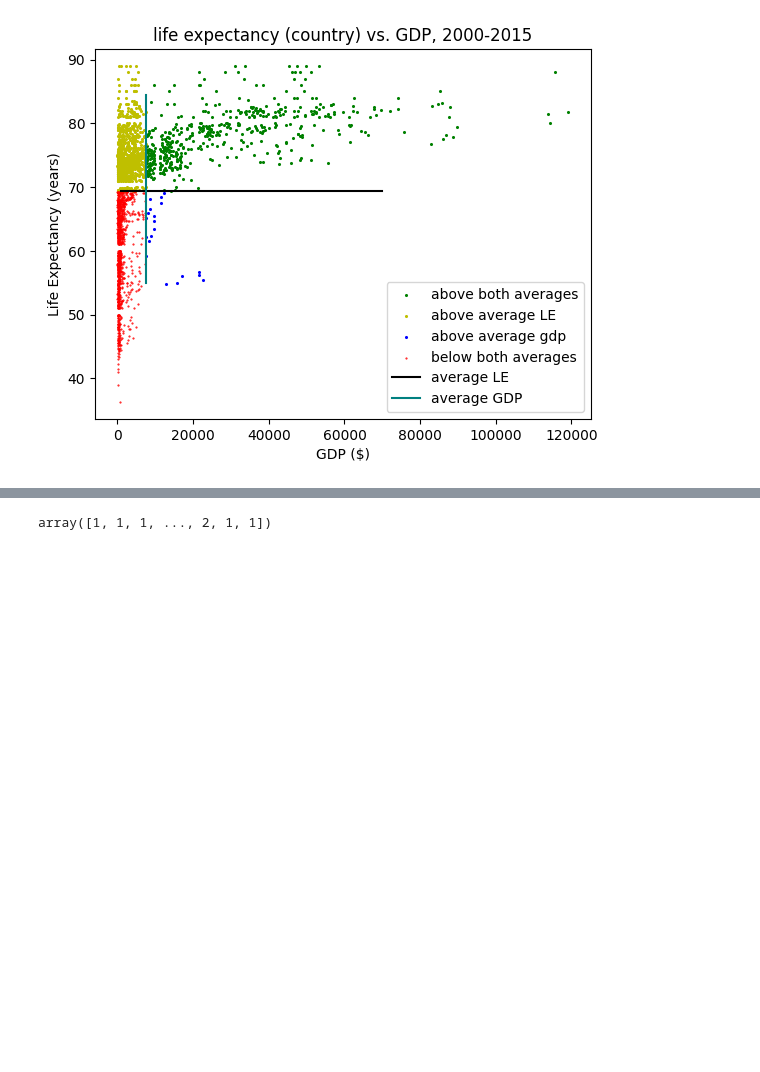
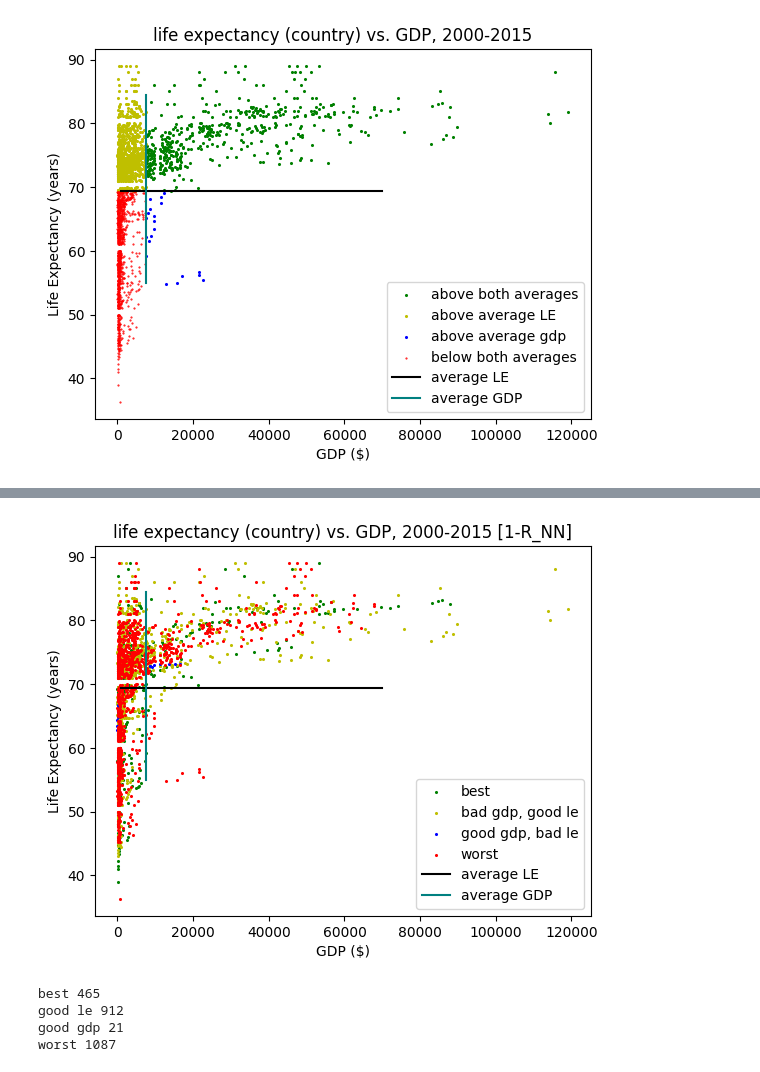
Before and after one commit to DolevArtzi/algsforbigdata, a Jupyter notebook: regression_testing.ipynb, the cells around one changed output, grey strips where cells are left out. Drawn from its saved outputs; the diff is of its cells as text; code cells hidden in the pictures; blank space fills up the shorter version.

```diff
--- a/regression_testing.ipynb
+++ b/regression_testing.ipynb
@@ -138,6 +142,39 @@ p._showPlt()
-# %%
-predictions
-# %% [output]
-array([1, 1, 1, ..., 2, 1, 1])
+# %%
+rn = RadiusNeighborsClassifier(radius=1.5)
+classifier = rn.fit(X,y)
+predictions = classifier.predict(X)
+cats = extract_categories(predictions)
+p.plotGeneric(data=cats[3],label='best',
+                    scatterArgs={'s':1.5,'color':'g'},
+                    wait=True)
+p._legend()
+p.plotGeneric(data=cats[1],label='bad gdp, good le',
+                    scatterArgs={'s':1.5,'color':'y'},
+                    wait=True)
+p._legend()
+p.plotGeneric(data=cats[2],label='good gdp, bad le',
+                    scatterArgs={'s':1.5,'color':'b'},
+                    wait=True)
+p._legend()
+p.plotGeneric(data=cats[0],label='worst',
+                    scatterArgs={'s':1.5,'color':'r'},
+                    wait=True,
+                    chart={'title':'life expectancy (country) vs. GDP, 2000-2015 [1-R_NN]',
+                           'xlabel':'GDP ($)',
+                           'ylabel':'Life Expectancy (years)'})
+plt.plot([1000,70000],[avg_le,avg_le],label='average LE',color='black')
+plt.plot([avg_gdp,avg_gdp],[55,84.5],label='average GDP',color='teal')
+plt.legend()
+p._showPlt()
+print('best',len(cats[3][0]))
+print('good le',len(cats[1][0]))
+print('good gdp',len(cats[2][0]))
+print('worst',len(cats[0][0]))
+# %% [output]
+[figure, added]
+best 465
+good le 912
+good gdp 21
+worst 1087
 # %%
 #todo: knn, other clustering
```
Also changed, not shown: parts of 3 cells of this notebook.
